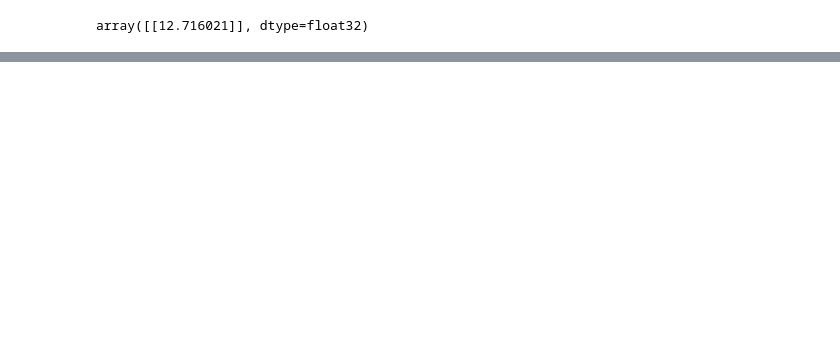
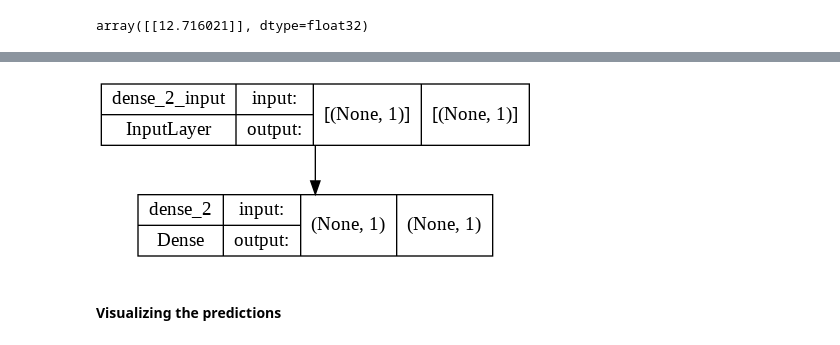
Before and after one commit to flaghunter21/TensorFlow-Practice, a Jupyter notebook: 01_neural_network_regression.ipynb, the cells around one changed output, grey strips where cells are left out. Cells and saved outputs as stored; diff of their text form; code cells hidden in the pictures; blank space fills up the shorter version.

```diff
--- a/01_neural_network_regression.ipynb
+++ b/01_neural_network_regression.ipynb
@@ -103,0 +155,4 @@ array([[12.716021]], dtype=float32)
+# %%
+# Make a bigger dataset
+X = np.arange(-100, 100, 4)
+X
@@ -103,0 +174,4 @@ array([[12.716021]], dtype=float32)
+# %%
+# Same result as above
+y = X + 10
+y
@@ -103,0 +194,9 @@ array([[12.716021]], dtype=float32)
+# %%
+# Split data into train and test sets
+X_train = X[:40]
+y_train = y[:40]
+
+X_test = X[40:]
+y_test = y[40:]
+
+len(X_train), len(X_test)
@@ -103,0 +217,13 @@ array([[12.716021]], dtype=float32)
+# %%
+# Set random seed
+tf.random.set_seed(42)
+# Create a model
+model = tf.keras.Sequential([
+                             tf.keras.layers.Dense(1, input_shape=[1])
+])
+# Compile the model
+model.compile(loss=tf.keras.losses.mae,
+              optimizer=tf.keras.optimizers.SGD(),
+              metrics=['mae'])
+# Fit model
+model.fit(X_train, y_train, epochs=100, verbose=0)
@@ -103,0 +246,7 @@ array([[12.716021]], dtype=float32)
+# %%
+from tensorflow.keras.utils import plot_model
+plot_model(model, show_shapes=True)
+# %% [output]
+[figure, added]
+# %% [markdown]
+#### Visualizing the predictions
```
Also changed, not shown: parts of 106 cells of this notebook.
